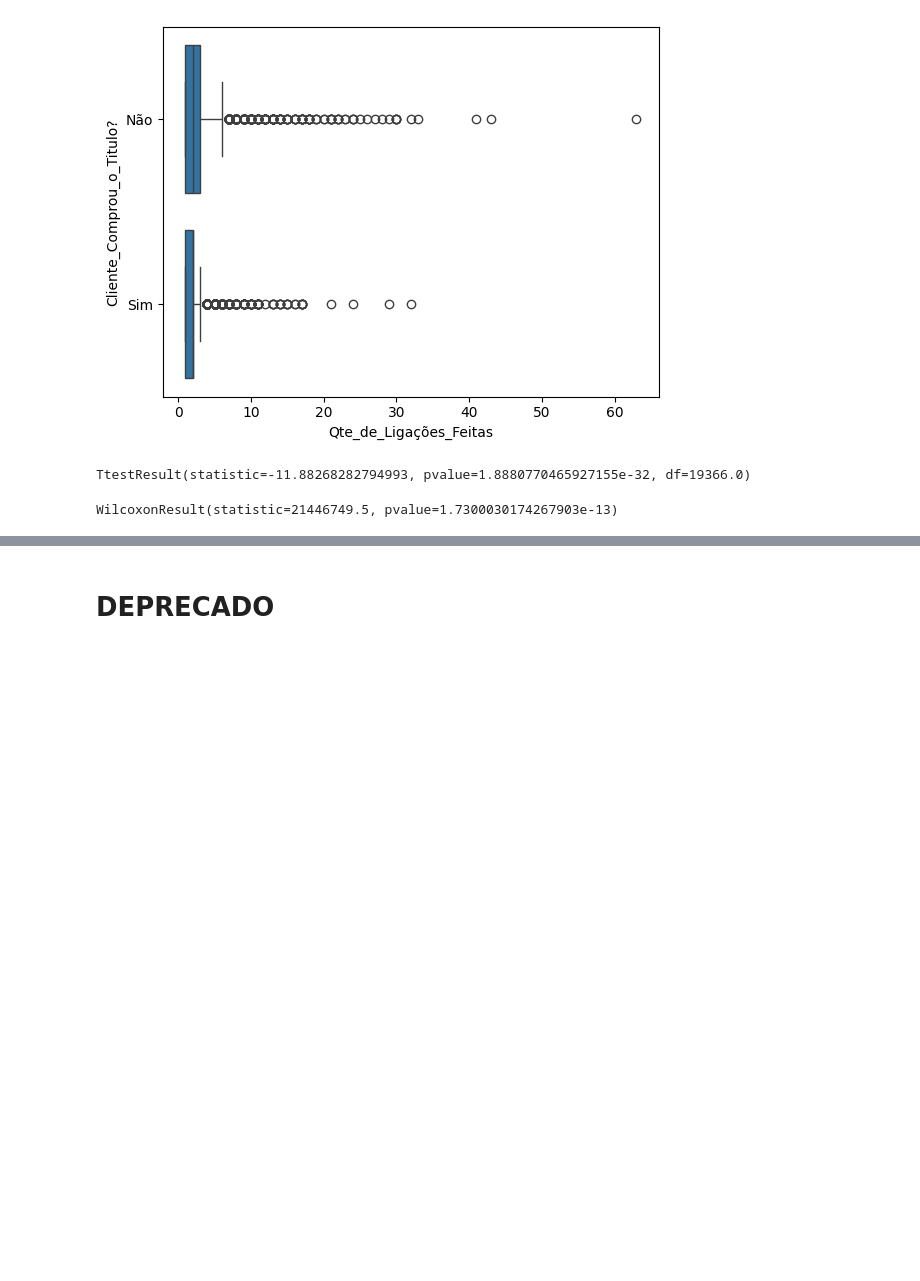
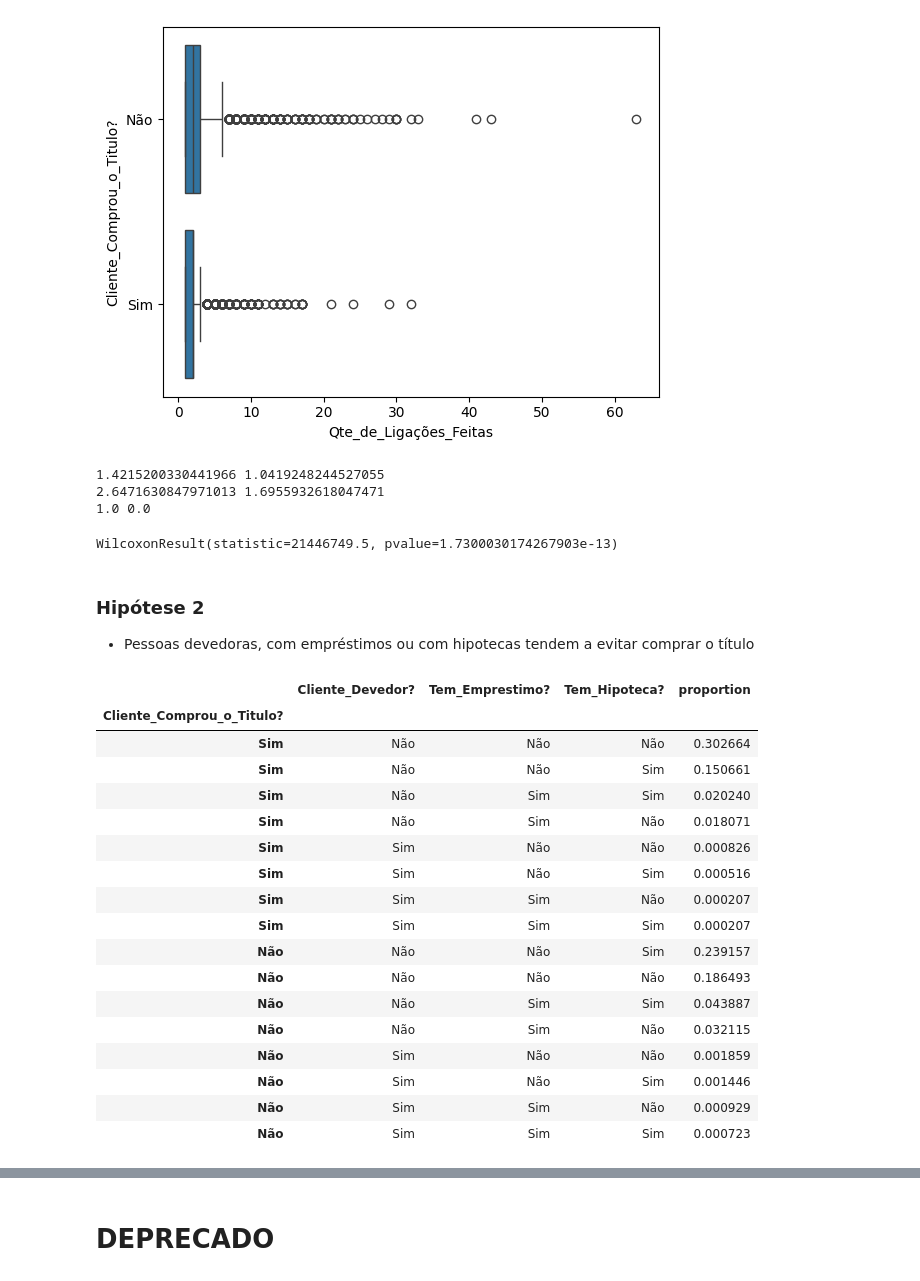
Before and after one commit to rocha-felipeferreira/curso_preditivaAI, a Jupyter notebook: m2_resumindo_dados/aplicacao3/campanhaMarketing.ipynb, the cells around one changed output, grey strips where cells are left out. Saved outputs shown, nothing was run; the diff lists cells and outputs as text; code cells hidden in the pictures; blank space fills up the shorter version.

```diff
--- a/m2_resumindo_dados/aplicacao3/campanhaMarketing.ipynb
+++ b/m2_resumindo_dados/aplicacao3/campanhaMarketing.ipynb
@@ -89,11 +90,44 @@ sns.boxplot(data = df_marketing, x="Qte_de_Ligações_Feitas", y="Cliente_Compro
 # %%
 df_ttest = df_marketing[["Qte_de_Ligações_Feitas", "Cliente_Comprou_o_Titulo?"]].pivot(columns=["Cliente_Comprou_o_Titulo?"],
                                                                              values = "Qte_de_Ligações_Feitas").fillna(0)
-# %%
-ttest_ind(df_ttest["Sim"], df_ttest["Não"])
-# %% [output]
-TtestResult(statistic=-11.88268282794993, pvalue=1.8880770465927155e-32, df=19366.0)
+# %%
+print(df_ttest["Não"].mean(), df_ttest["Sim"].mean())
+print(df_ttest["Não"].std(), df_ttest["Sim"].std())
+print(df_ttest["Não"].median(), df_ttest["Sim"].median())
+# %% [output]
+1.4215200330441966 1.0419248244527055
+2.6471630847971013 1.6955932618047471
+1.0 0.0
 # %%
 wilcoxon(df_ttest["Sim"], df_ttest["Não"])
 # %% [output]
 WilcoxonResult(statistic=21446749.5, pvalue=1.7300030174267903e-13)
+# %% [markdown]
+### Hipótese 2
+- Pessoas devedoras, com empréstimos ou com hipotecas tendem a evitar comprar o título
+# %%
+df_h2 = df_marketing[["Cliente_Comprou_o_Titulo?", "Cliente_Devedor?", "Tem_Emprestimo?", "Tem_Hipoteca?"]]
+# %%
+(df_h2.value_counts(normalize=True)
+ .reset_index()
+ .set_index("Cliente_Comprou_o_Titulo?")
+ .sort_values(by = ["Cliente_Comprou_o_Titulo?", "proportion"], ascending=False))
+# %% [output]
+|  | Cliente_Devedor? | Tem_Emprestimo? | Tem_Hipoteca? | proportion |
+| Cliente_Comprou_o_Titulo? |  |  |  |  |
+| Sim | Não | Não | Não | 0.302664 |
+| Sim | Não | Não | Sim | 0.150661 |
+| Sim | Não | Sim | Sim | 0.020240 |
+| Sim | Não | Sim | Não | 0.018071 |
+| Sim | Sim | Não | Não | 0.000826 |
+| Sim | Sim | Não | Sim | 0.000516 |
+| Sim | Sim | Sim | Não | 0.000207 |
+| Sim | Sim | Sim | Sim | 0.000207 |
+| Não | Não | Não | Sim | 0.239157 |
+| Não | Não | Não | Não | 0.186493 |
+| Não | Não | Sim | Sim | 0.043887 |
+| Não | Não | Sim | Não | 0.032115 |
+| Não | Sim | Não | Não | 0.001859 |
+| Não | Sim | Não | Sim | 0.001446 |
+| Não | Sim | Sim | Não | 0.000929 |
+| Não | Sim | Sim | Sim | 0.000723 |
```
Also changed, not shown: parts of 8 cells of this notebook.
